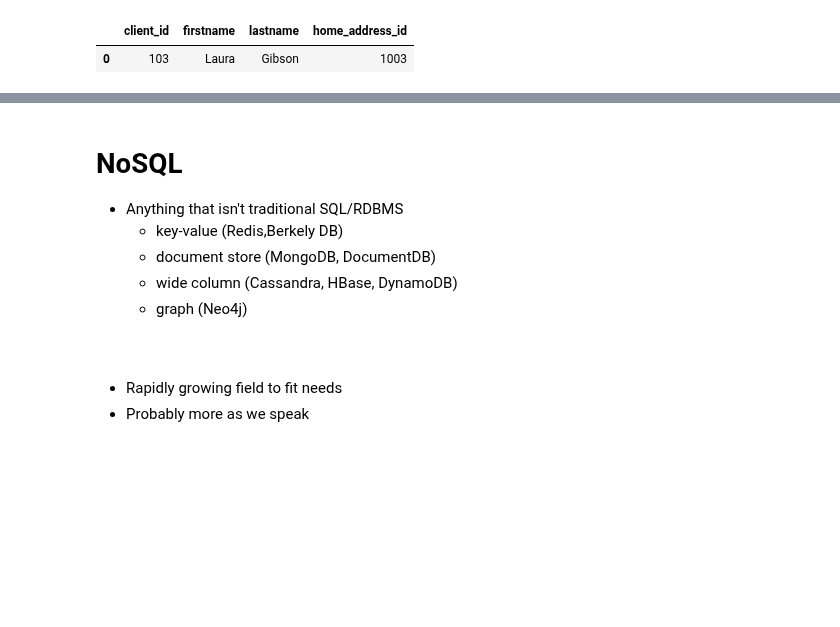
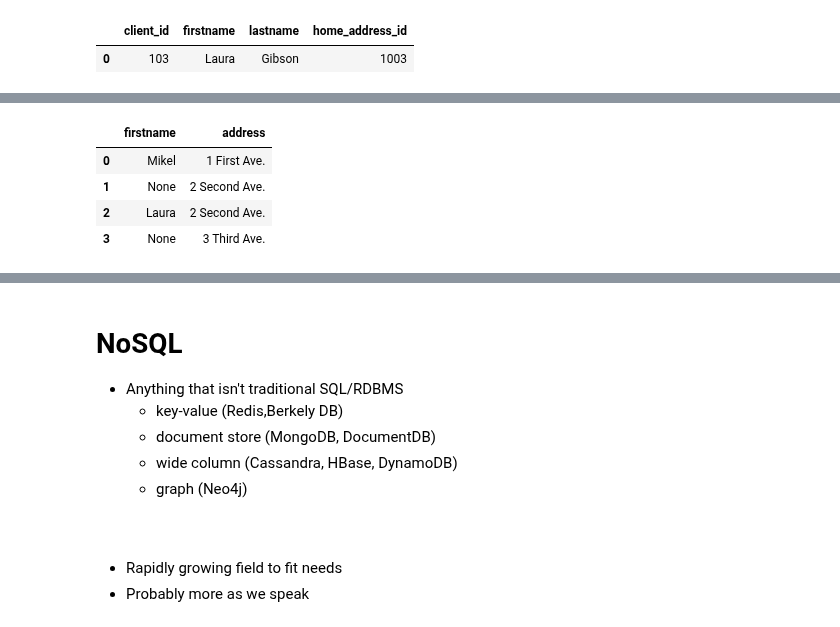
Before and after one commit to xguo7013/eods-f20, a Jupyter notebook: notebooks/eods-week12-timeseries-dataprocessing-delivery-and-databases.ipynb, the cells around one changed output, grey strips where cells are left out. Cells and saved outputs as stored; diff of their text form; code cells hidden in the pictures; blank space fills up the shorter version.

```diff
--- a/notebooks/eods-week12-timeseries-dataprocessing-delivery-and-databases.ipynb
+++ b/notebooks/eods-week12-timeseries-dataprocessing-delivery-and-databases.ipynb
@@ -1157,0 +1218,14 @@ pd.read_sql(sql,engine)
+# %%
+sql="""
+SELECT
+    c.firstname,a.address
+from addresses a
+LEFT JOIN clients AS c ON c.home_address_id = a.address_id
+"""
+pd.read_sql(sql,engine)
+# %% [output]
+|  | firstname | address |
+| 0 | Mikel | 1 First Ave. |
+| 1 | None | 2 Second Ave. |
+| 2 | Laura | 2 Second Ave. |
+| 3 | None | 3 Third Ave. |
```
Also changed, not shown: parts of 52 cells of this notebook, 9 other files.
